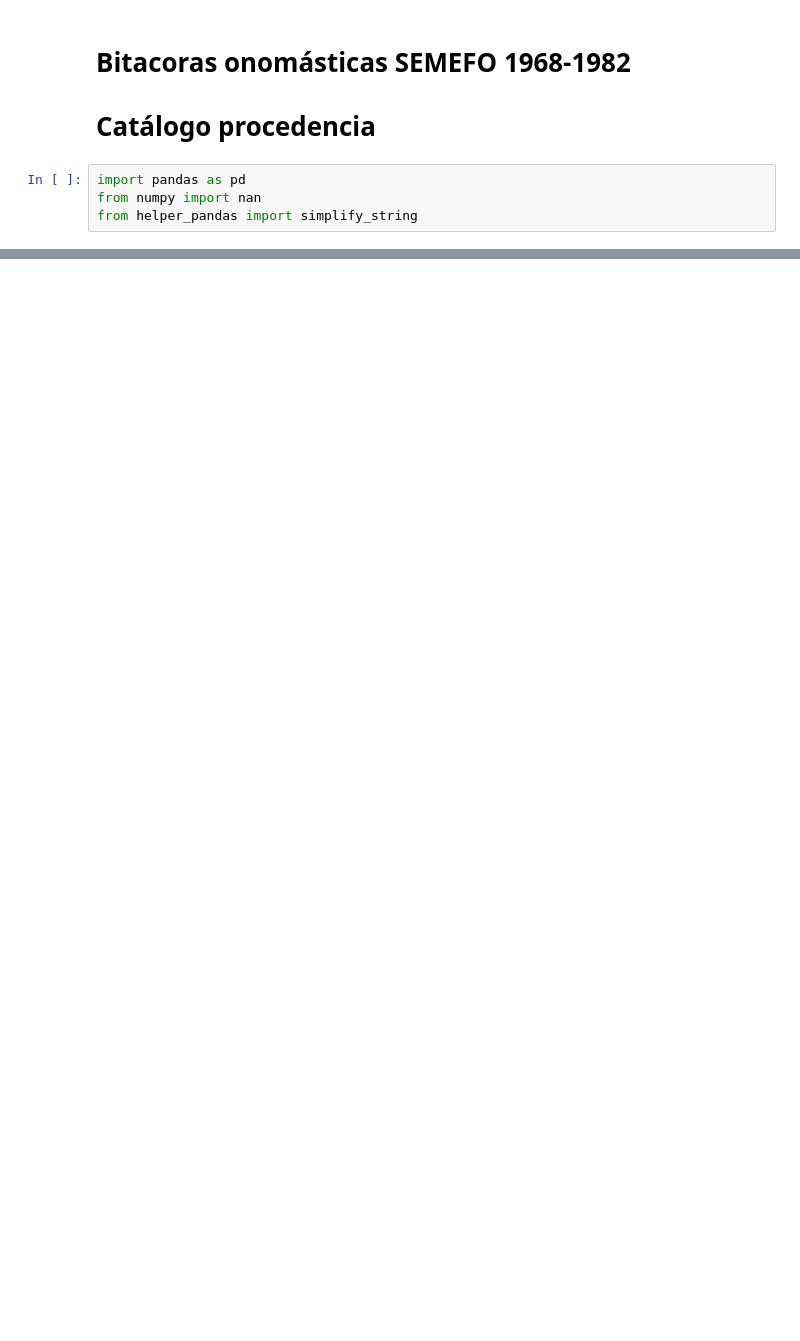
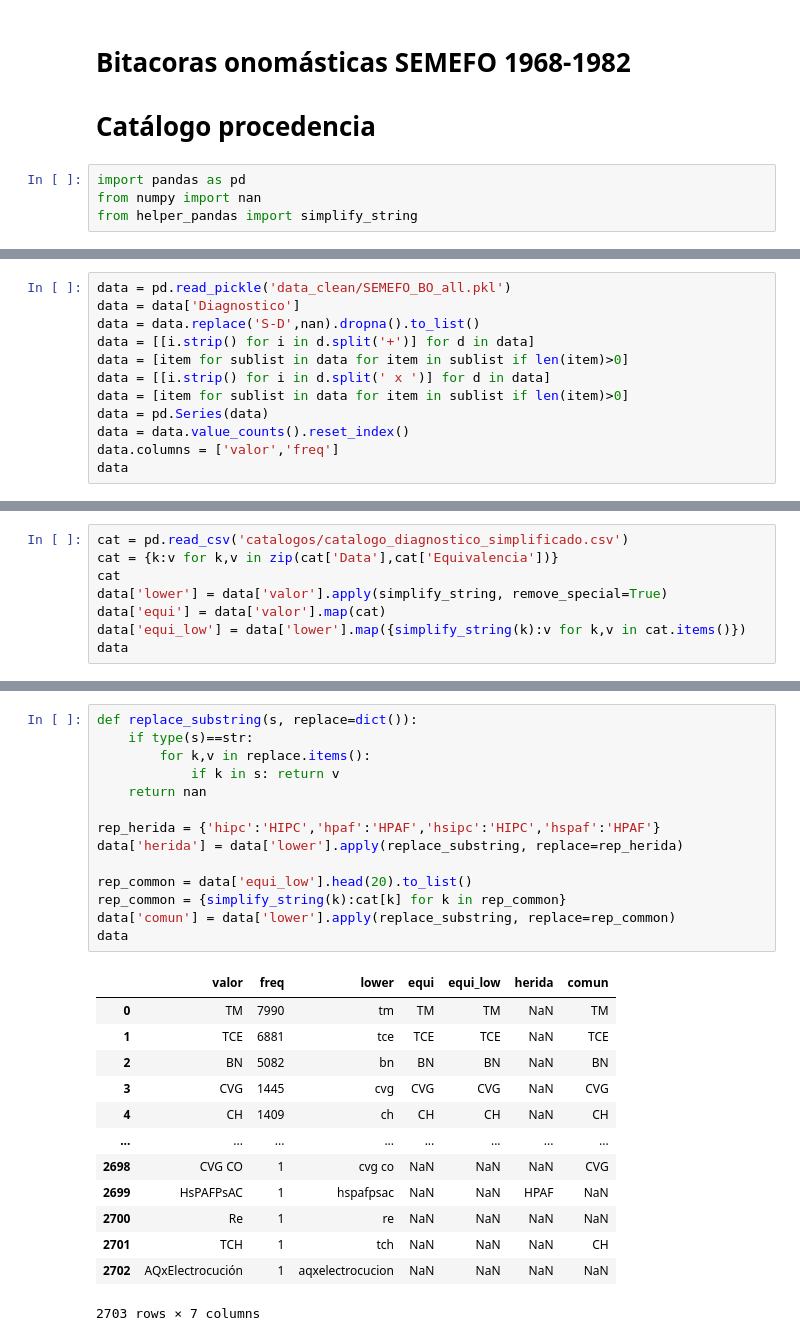
Before and after one commit to mar-esther23/SEMEFO_busqueda, a Jupyter notebook: BO_catalogos.ipynb, the cells around one changed output, grey strips where cells are left out. Drawn from its saved outputs; the diff is of its cells as text; blank space fills up the shorter version.

Commit message:
Catalogo diagnostico

```diff
--- a/BO_catalogos.ipynb
+++ b/BO_catalogos.ipynb
@@ -42,0 +8,12 @@ cat.drop('Freq', axis=1).drop_duplicates()
+# %%
+data = pd.read_pickle('data_clean/SEMEFO_BO_all.pkl')
+data = data['Diagnostico']
+data = data.replace('S-D',nan).dropna().to_list()
+data = [[i.strip() for i in d.split('+')] for d in data]
+data = [item for sublist in data for item in sublist if len(item)>0]
+data = [[i.strip() for i in d.split(' x ')] for d in data]
+data = [item for sublist in data for item in sublist if len(item)>0]
+data = pd.Series(data)
+data = data.value_counts().reset_index()
+data.columns = ['valor','freq']
+data
@@ -42,0 +34,8 @@ cat.drop('Freq', axis=1).drop_duplicates()
+# %%
+cat = pd.read_csv('catalogos/catalogo_diagnostico_simplificado.csv')
+cat = {k:v for k,v in zip(cat['Data'],cat['Equivalencia'])}
+cat
+data['lower'] = data['valor'].apply(simplify_string, remove_special=True)
+data['equi'] = data['valor'].map(cat)
+data['equi_low'] = data['lower'].map({simplify_string(k):v for k,v in cat.items()})
+data
@@ -42,0 +56,28 @@ cat.drop('Freq', axis=1).drop_duplicates()
+# %%
+def replace_substring(s, replace=dict()):
+    if type(s)==str:
+        for k,v in replace.items():
+            if k in s: return v
+    return nan
+
+rep_herida = {'hipc':'HIPC','hpaf':'HPAF','hsipc':'HIPC','hspaf':'HPAF'}
+data['herida'] = data['lower'].apply(replace_substring, replace=rep_herida)
+
+rep_common = data['equi_low'].head(20).to_list()
+rep_common = {simplify_string(k):cat[k] for k in rep_common}
+data['comun'] = data['lower'].apply(replace_substring, replace=rep_common)
+data
+# %% [output]
+|  | valor | freq | lower | equi | equi_low | herida | comun |
+| 0 | TM | 7990 | tm | TM | TM | NaN | TM |
+| 1 | TCE | 6881 | tce | TCE | TCE | NaN | TCE |
+| 2 | BN | 5082 | bn | BN | BN | NaN | BN |
+| 3 | CVG | 1445 | cvg | CVG | CVG | NaN | CVG |
+| 4 | CH | 1409 | ch | CH | CH | NaN | CH |
+| ... | ... | ... | ... | ... | ... | ... | ... |
+| 2698 | CVG CO | 1 | cvg co | NaN | NaN | NaN | CVG |
+| 2699 | HsPAFPsAC | 1 | hspafpsac | NaN | NaN | HPAF | NaN |
+| 2700 | Re | 1 | re | NaN | NaN | NaN | NaN |
+| 2701 | TCH | 1 | tch | NaN | NaN | NaN | CH |
+| 2702 | AQxElectrocución | 1 | aqxelectrocucion | NaN | NaN | NaN | NaN |
+2703 rows × 7 columns
```
Also changed, not shown: parts of 6 cells of this notebook, 4 other files.
